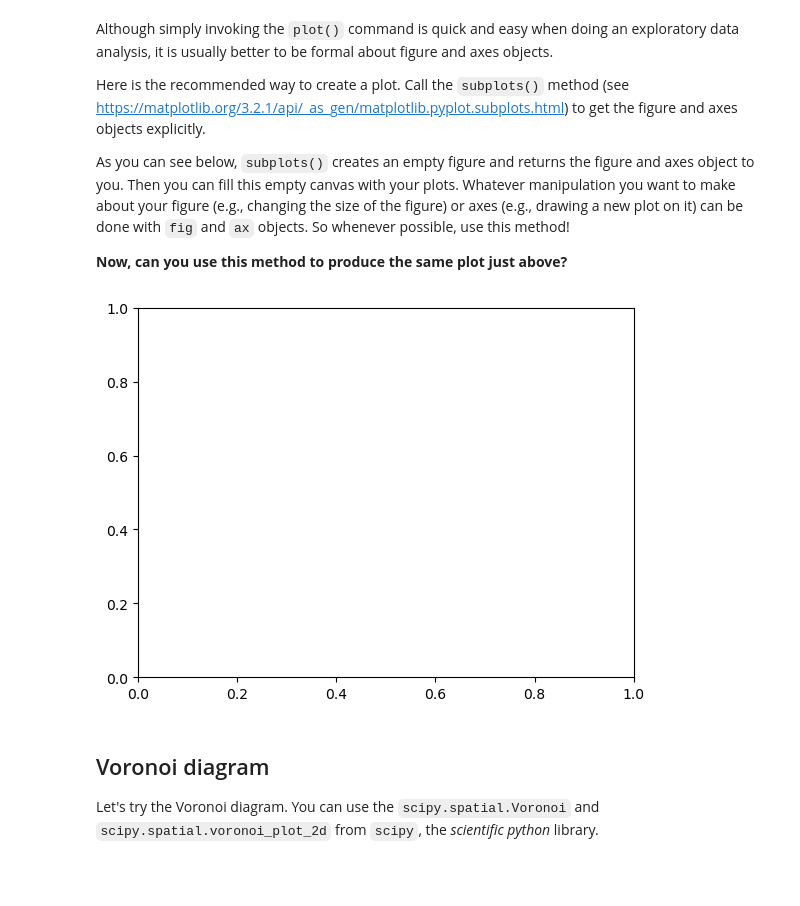
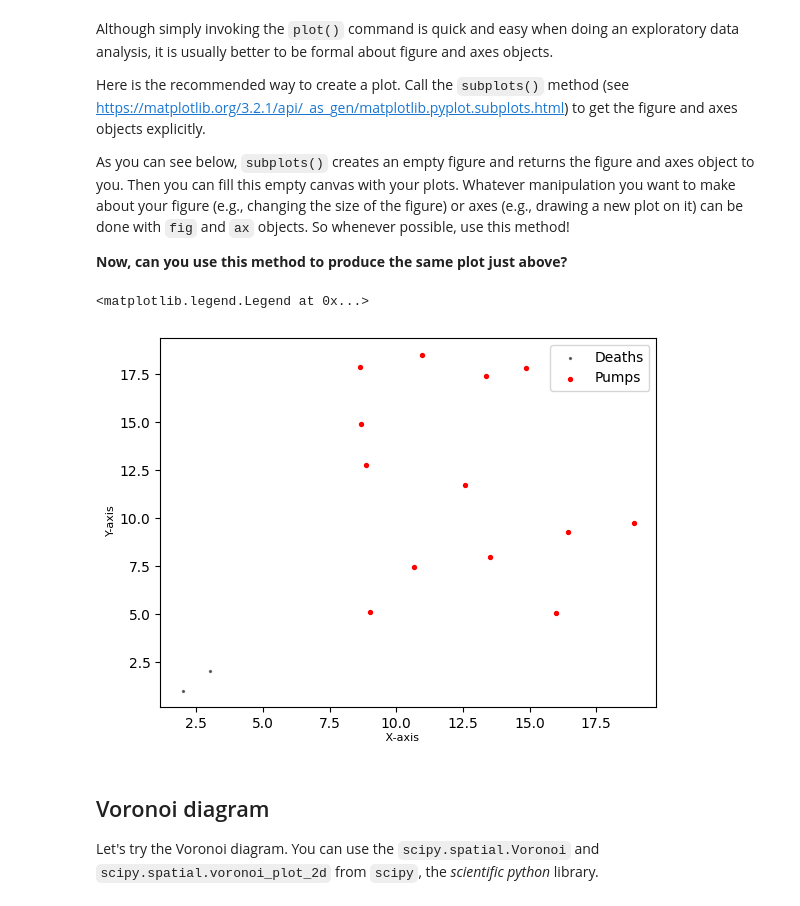
Before and after one commit to s205011/Group_4, a Jupyter notebook: individual_work/dsb_s214962.ipynb, the cells around one changed output. Cells and saved outputs as stored; diff of their text form; code cells hidden in the pictures; blank space fills up the shorter version.

```diff
--- a/individual_work/dsb_s214962.ipynb
+++ b/individual_work/dsb_s214962.ipynb
@@ -247,13 +258,21 @@ Here is the recommended way to create a plot. Call the `subplots()` method (see
 As you can see below, `subplots()` creates an empty figure and returns the figure and axes object to you. Then you can fill this empty canvas with your plots. Whatever manipulation you want to make about your figure (e.g., changing the size of the figure) or axes (e.g., drawing a new plot on it) can be done with `fig` and `ax` objects. So whenever possible, use this method!
 
 **Now, can you use this method to produce the same plot just above?**
-# %%
-import matplotlib.pyplot as plt
-fig, ax = plt.subplots()
-
-# your code here
-# %% [output]
-[figure, removed]
+# %%
+import matplotlib.pyplot as plt
+fig, ax = plt.subplots()
+
+# your code here
+ax.scatter(death_df['X'], death_df['Y'], s=2, c='black', alpha=0.5, label='Deaths')
+ax.scatter(pump_df['X'], pump_df['Y'], s=8, c='red', label='Pumps')
+
+fig.text(0.5, 0.04, ' X-axis', ha='center', fontsize=8)
+fig.text(0.04, 0.5, 'Y-axis', va='center', rotation='vertical', fontsize=8)
+
+ax.legend()
+# %% [output]
+<matplotlib.legend.Legend at 0x...>
+[figure, added]
 # %% [markdown]
 ## Voronoi diagram
 
```
Also changed, not shown: parts of 13 cells of this notebook, 2 other files.
